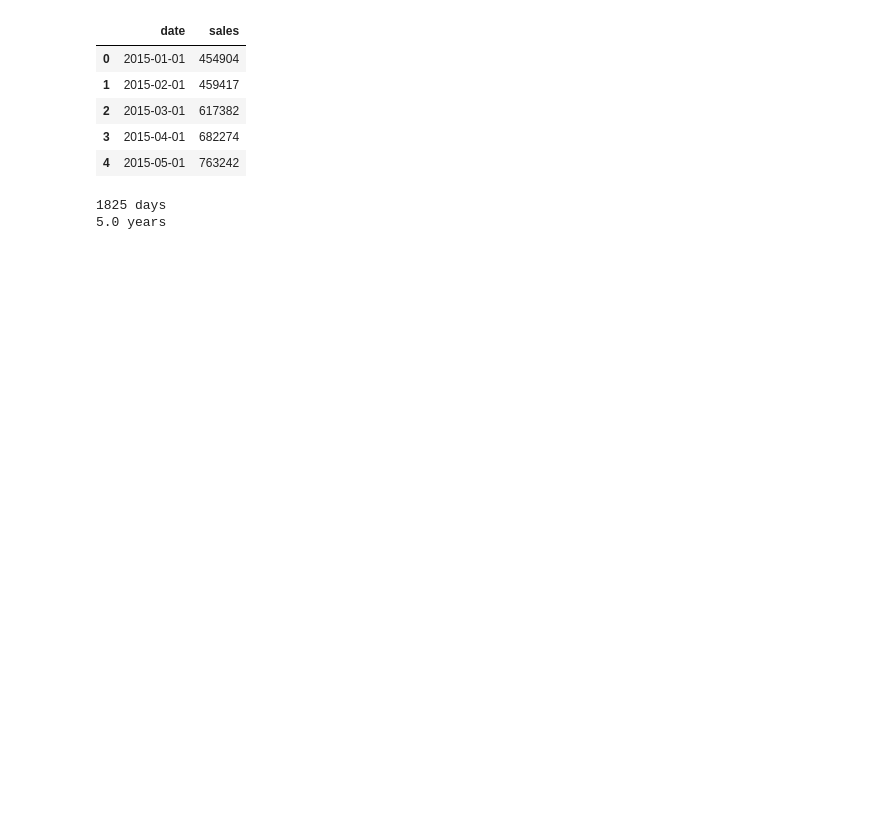
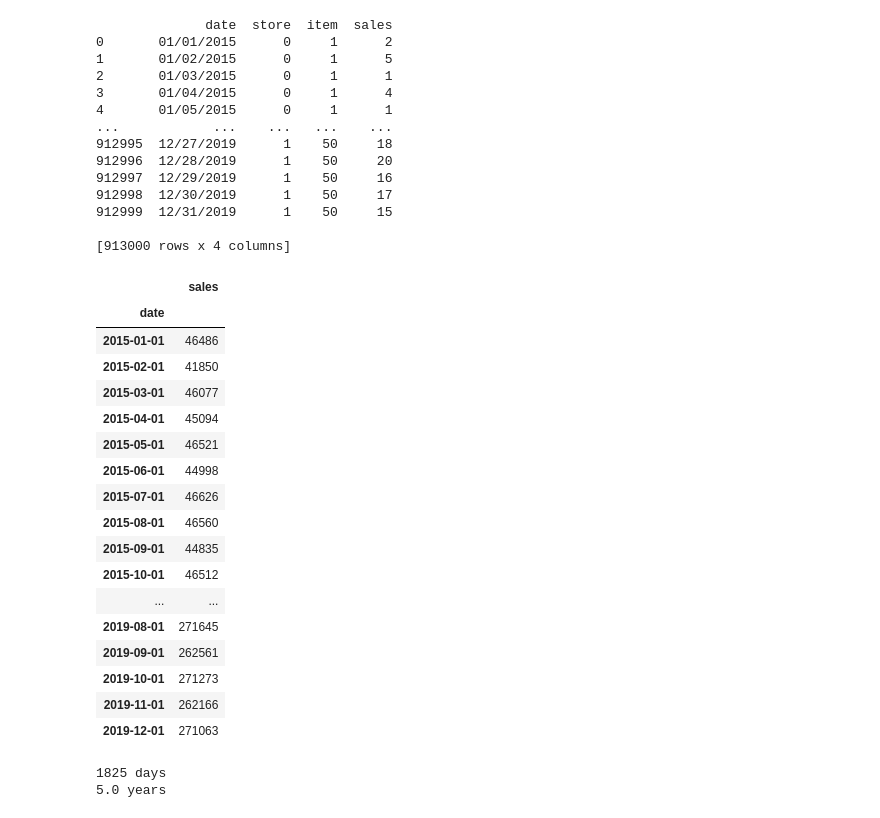
Before and after one commit to Matheus1gf/capstone_project, a Jupyter notebook: 01-clean_data_eda.ipynb, the cells around one changed output. Cells and saved outputs as stored; diff of their text form; code cells hidden in the pictures; blank space fills up the shorter version.

```diff
--- a/01-clean_data_eda.ipynb
+++ b/01-clean_data_eda.ipynb
@@ -35,16 +35,48 @@ memory usage: 24.4+ MB
 # %%
 # Sales per month
 month_df = sales_data.copy()
-month_df.date = month_df.date.apply(lambda x: str(x)[:-3])
-month_df = month_df.groupby('date')['sales'].sum().reset_index()
+print(month_df)
+# Set the date time for month_df
 month_df.date = pd.to_datetime(month_df.date,errors='coerce')
-month_df.head()
+# groups data by month and sums as occurrences
+month_df = month_df.groupby(pd.Grouper(key='date', freq='1M',axis='index')).sum()
+# Set the timestamp for month and year with day 01
+month_df.index = month_df.index.strftime('%Y-%m-01')
+# Drop the columns 'store' and 'item'
+month_df = month_df.drop(columns = ['store', 'item'])
+month_df
 # %% [output]
+              date  store  item  sales
+0       01/01/2015      0     1      2
+1       01/02/2015      0     1      5
+2       01/03/2015      0     1      1
+3       01/04/2015      0     1      4
+4       01/05/2015      0     1      1
+...            ...    ...   ...    ...
+912995  12/27/2019      1    50     18
+912996  12/28/2019      1    50     20
+912997  12/29/2019      1    50     16
+912998  12/30/2019      1    50     17
+912999  12/31/2019      1    50     15
+
+[913000 rows x 4 columns]
-|  | date | sales |
-| 0 | 2015-01-01 | 454904 |
-| 1 | 2015-02-01 | 459417 |
-| 2 | 2015-03-01 | 617382 |
-| 3 | 2015-04-01 | 682274 |
-| 4 | 2015-05-01 | 763242 |
+|  | sales |
+| date |  |
+| 2015-01-01 | 46486 |
+| 2015-02-01 | 41850 |
+| 2015-03-01 | 46077 |
+| 2015-04-01 | 45094 |
+| 2015-05-01 | 46521 |
+| 2015-06-01 | 44998 |
+| 2015-07-01 | 46626 |
+| 2015-08-01 | 46560 |
+| 2015-09-01 | 44835 |
+| 2015-10-01 | 46512 |
+| ... | ... |
+| 2019-08-01 | 271645 |
+| 2019-09-01 | 262561 |
+| 2019-10-01 | 271273 |
+| 2019-11-01 | 262166 |
+| 2019-12-01 | 271063 |
 # %%
 # The duration of Dataset
```
Also changed, not shown: parts of 14 cells of this notebook, 26 other files.
